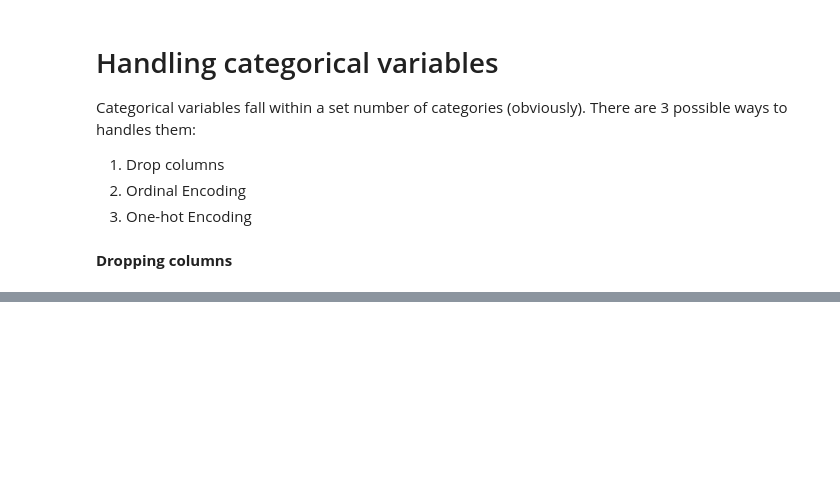
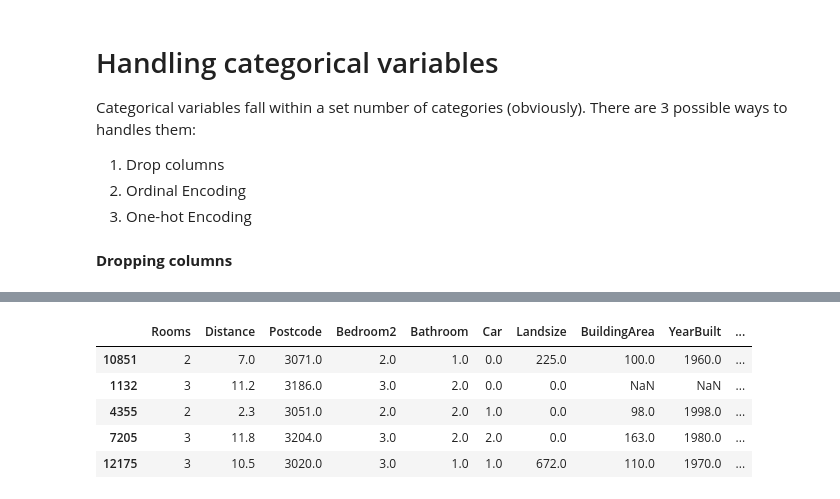
Before and after one commit to the-menna-sherif/Refreshing_ML_Muscle_Memory, a Jupyter notebook: learnersnotebook.ipynb, the cells around one changed output, grey strips where cells are left out. Saved outputs shown, nothing was run; the diff lists cells and outputs as text; code cells hidden in the pictures; blank space fills up the shorter version.

```diff
--- a/learnersnotebook.ipynb
+++ b/learnersnotebook.ipynb
@@ -275,0 +295,14 @@ Categorical variables fall within a set number of categories (obviously). There
+# %%
+from sklearn.preprocessing import OrdinalEncoder
+
+x_ordinal_train = x_train.copy()
+my_oe = OrdinalEncoder()
+x_ordinal_train[object_cols] = my_oe.fit_transform(x_ordinal_train[object_cols])
+x_ordinal_train.head()
+# %% [output]
+|  | Rooms | Distance | Postcode | Bedroom2 | Bathroom | Car | Landsize | BuildingArea | YearBuilt | ... |
+| 10851 | 2 | 7.0 | 3071.0 | 2.0 | 1.0 | 0.0 | 225.0 | 100.0 | 1960.0 | ... |
+| 1132 | 3 | 11.2 | 3186.0 | 3.0 | 2.0 | 0.0 | 0.0 | NaN | NaN | ... |
+| 4355 | 2 | 2.3 | 3051.0 | 2.0 | 2.0 | 1.0 | 0.0 | 98.0 | 1998.0 | ... |
+| 7205 | 3 | 11.8 | 3204.0 | 3.0 | 2.0 | 2.0 | 0.0 | 163.0 | 1980.0 | ... |
+| 12175 | 3 | 10.5 | 3020.0 | 3.0 | 1.0 | 1.0 | 672.0 | 110.0 | 1970.0 | ... |
```
Also changed, not shown: parts of 4 cells of this notebook.
